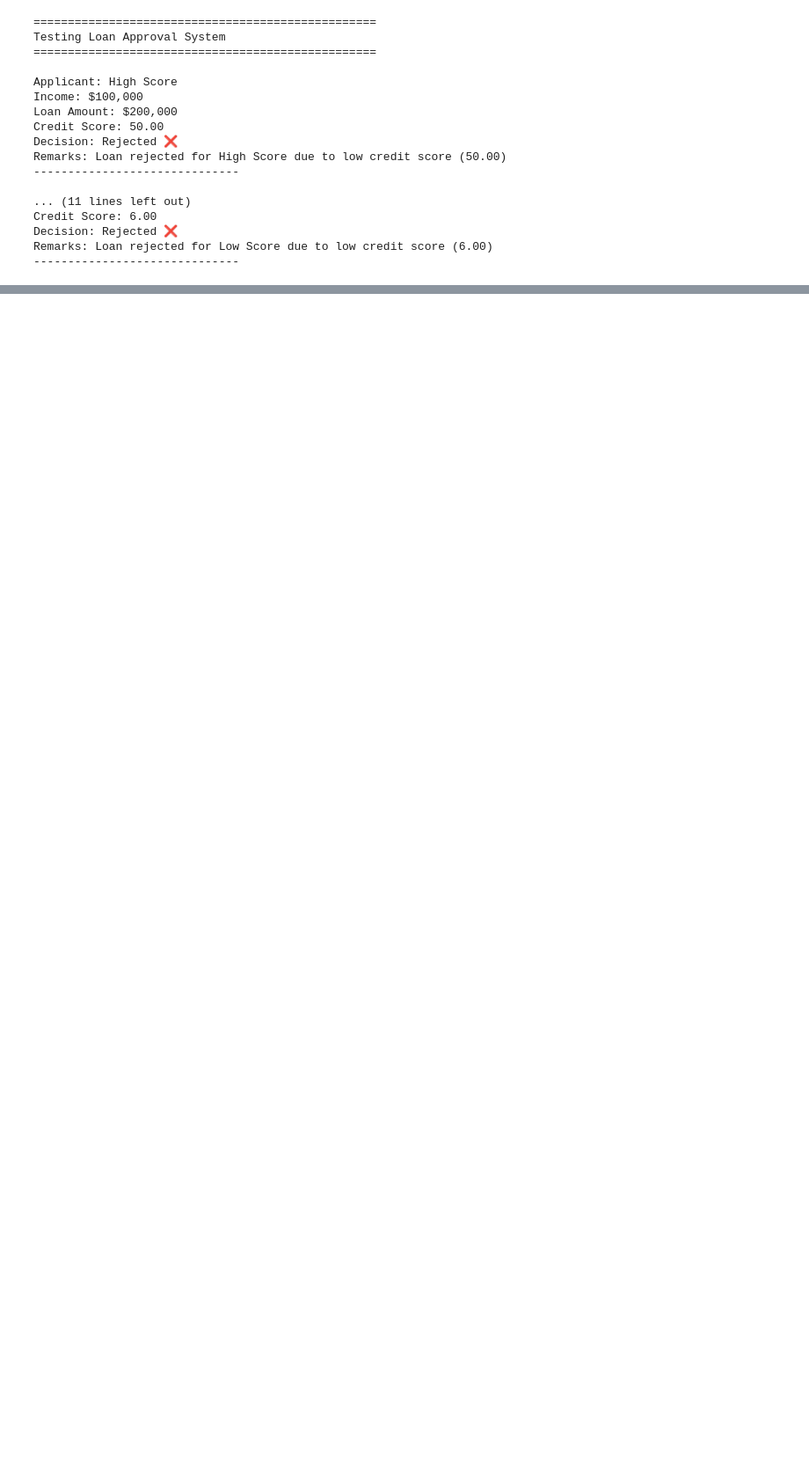
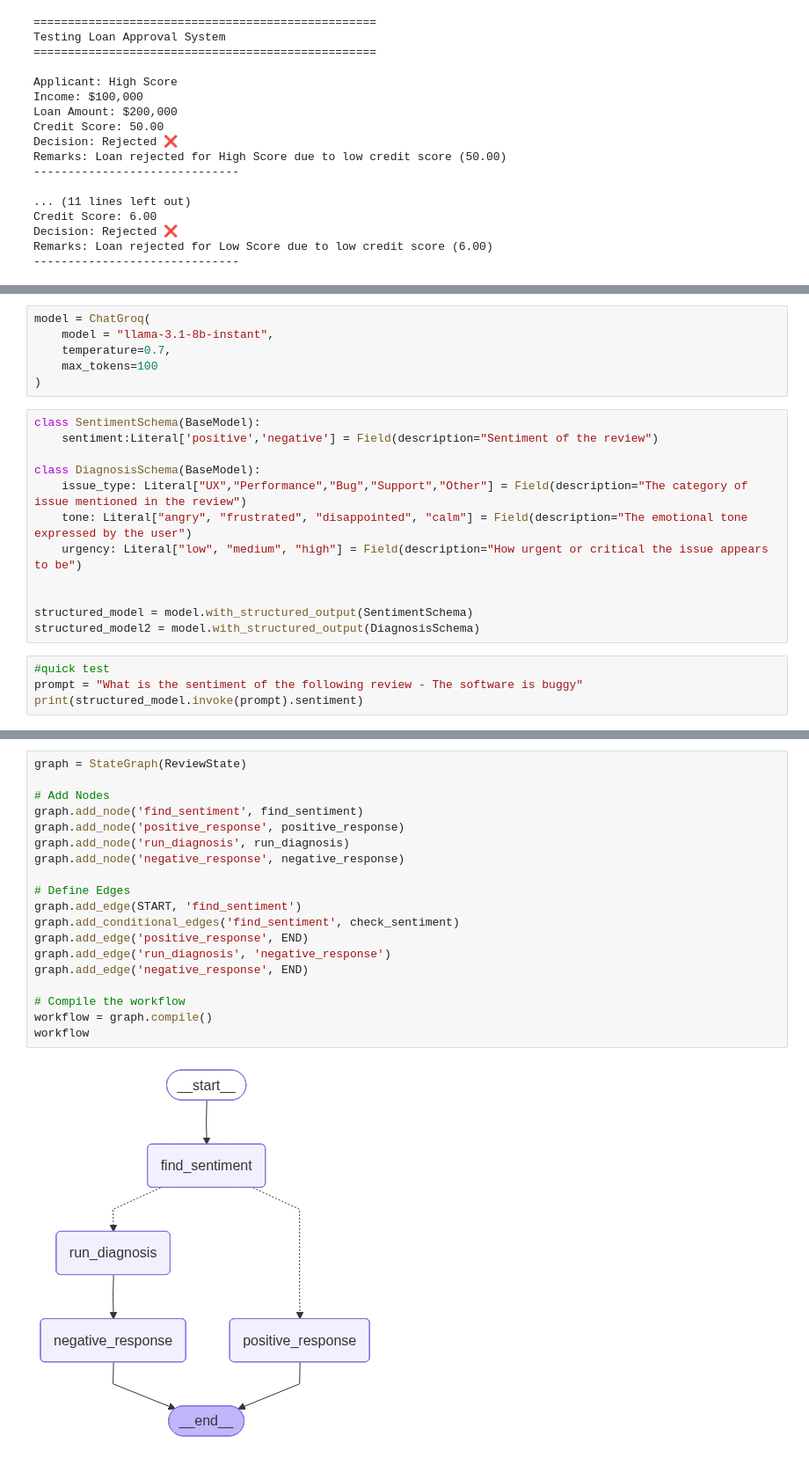
Before and after one commit to k17hawk/Agentic_AI_MCP_RAG_Chat, a Jupyter notebook: conditional_workflow_langGraph.ipynb, the cells around one changed output, grey strips where cells are left out. Shown at 88% size. Saved outputs shown, nothing was run; the diff lists cells and outputs as text; blank space fills up the shorter version.

```diff
--- a/conditional_workflow_langGraph.ipynb
+++ b/conditional_workflow_langGraph.ipynb
@@ -168,0 +182,22 @@ Remarks: Loan rejected for Low Score due to low credit score (6.00)
+# %%
+model = ChatGroq(
+    model = "llama-3.1-8b-instant",
+    temperature=0.7,
+    max_tokens=100
+)
+# %%
+class SentimentSchema(BaseModel):
+    sentiment:Literal['positive','negative'] = Field(description="Sentiment of the review")
+
+class DiagnosisSchema(BaseModel):
+    issue_type: Literal["UX","Performance","Bug","Support","Other"] = Field(description="The category of issue mentioned in the review")
+    tone: Literal["angry", "frustrated", "disappointed", "calm"] = Field(description="The emotional tone expressed by the user")
+    urgency: Literal["low", "medium", "high"] = Field(description="How urgent or critical the issue appears to be")
+
+
+structured_model = model.with_structured_output(SentimentSchema)
+structured_model2 = model.with_structured_output(DiagnosisSchema)
+# %%
+#quick test
+prompt = "What is the sentiment of the following review - The software is buggy"
+print(structured_model.invoke(prompt).sentiment)
@@ -168,0 +251,21 @@ Remarks: Loan rejected for Low Score due to low credit score (6.00)
+# %%
+graph = StateGraph(ReviewState)
+
+# Add Nodes
+graph.add_node('find_sentiment', find_sentiment)
+graph.add_node('positive_response', positive_response)
+graph.add_node('run_diagnosis', run_diagnosis)
+graph.add_node('negative_response', negative_response)
+
+# Define Edges
+graph.add_edge(START, 'find_sentiment')
+graph.add_conditional_edges('find_sentiment', check_sentiment)
+graph.add_edge('positive_response', END)
+graph.add_edge('run_diagnosis', 'negative_response')
+graph.add_edge('negative_response', END)
+
+# Compile the workflow
+workflow = graph.compile()
+workflow
+# %% [output]
+[figure, added]
```
Also changed, not shown: parts of 6 cells of this notebook.
